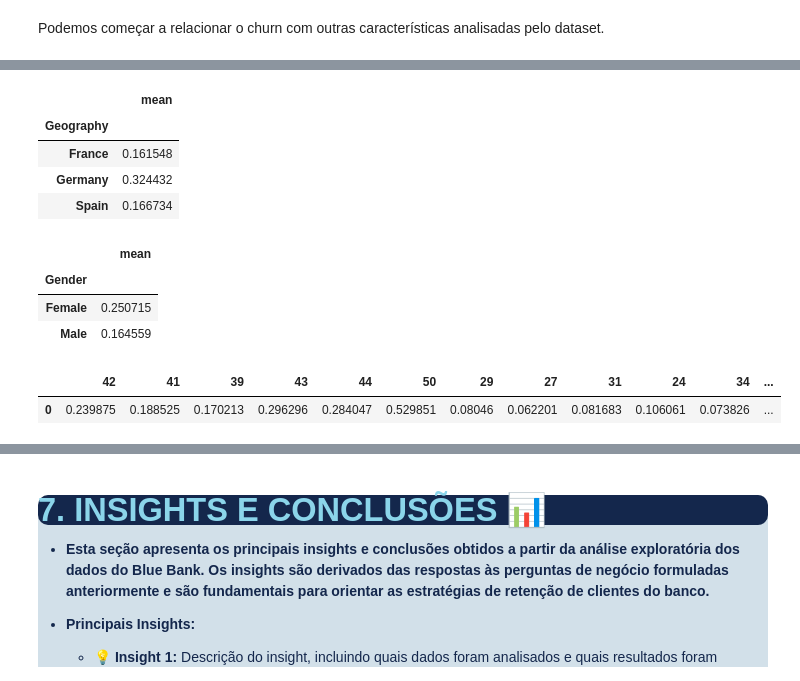
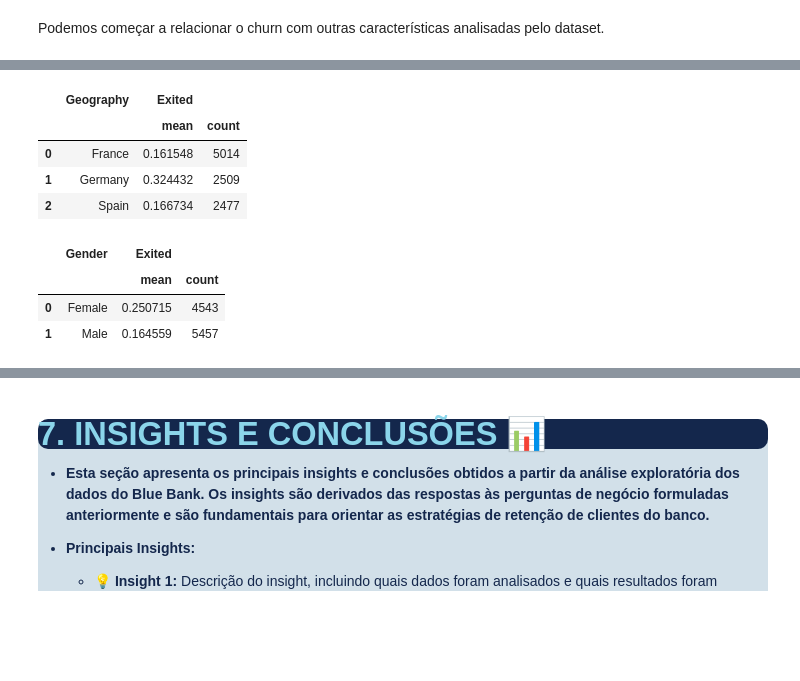
Before and after one commit to tnleite/blue-bank-customer-churn-eda, a Jupyter notebook: 02-Analise/blue-bank-costumer-churn-eda.ipynb, the cells around one changed output, grey strips where cells are left out. Drawn from its saved outputs; the diff is of its cells as text; code cells hidden in the pictures; blank space fills up the shorter version.

```diff
--- a/02-Analise/blue-bank-costumer-churn-eda.ipynb
+++ b/02-Analise/blue-bank-costumer-churn-eda.ipynb
@@ -306,15 +287,17 @@ Name: Exited, Length: 6778, dtype: int64
 # %%
-df.groupby(["Geography"])["Exited"].agg(func = ["mean"])
+grouped_data_geo = df.groupby("Geography").agg({"Exited": ["mean", "count"]}).reset_index()
+grouped_data_geo
 # %% [output]
-|  | mean |
-| Geography |  |
-| France | 0.161548 |
-| Germany | 0.324432 |
-| Spain | 0.166734 |
+|  | Geography | Exited |  |
+|  |  | mean | count |
+| 0 | France | 0.161548 | 5014 |
+| 1 | Germany | 0.324432 | 2509 |
+| 2 | Spain | 0.166734 | 2477 |
 # %%
-df.groupby(["Gender"])["Exited"].agg(func = ["mean"])
+grouped_data_gender = df.groupby("Gender").agg({"Exited": ["mean", "count"]}).reset_index()
+grouped_data_gender
 # %% [output]
-|  | mean |
-| Gender |  |
-| Female | 0.250715 |
-| Male | 0.164559 |
+|  | Gender | Exited |  |
+|  |  | mean | count |
+| 0 | Female | 0.250715 | 4543 |
+| 1 | Male | 0.164559 | 5457 |
@@ -330,6 +303,0 @@ idades
-# %%
-churns_medias_df = pd.DataFrame(idades, index = [0])
-churns_medias_df
-# %% [output]
-|  | 42 | 41 | 39 | 43 | 44 | 50 | 29 | 27 | 31 | 24 | 34 | ... |
-| 0 | 0.239875 | 0.188525 | 0.170213 | 0.296296 | 0.284047 | 0.529851 | 0.08046 | 0.062201 | 0.081683 | 0.106061 | 0.073826 | ... |
```
Also changed, not shown: parts of 15 cells of this notebook.
